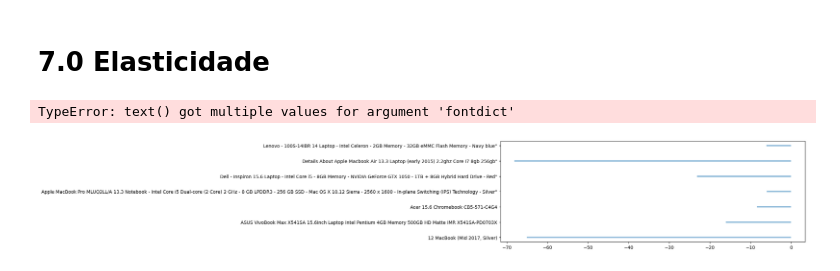
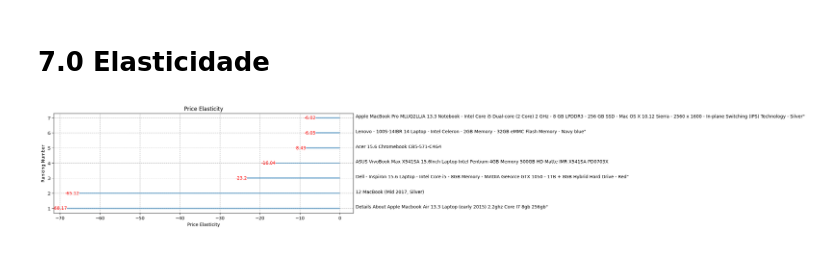
Before and after one commit to douglasaturnino/elasticidade-de-preco, a Jupyter notebook: notebook/elasticidade.ipynb, the cells around one changed output. Cells and saved outputs as stored; diff of their text form; code cells hidden in the pictures.

```diff
--- a/notebook/elasticidade.ipynb
+++ b/notebook/elasticidade.ipynb
@@ -947,35 +947,36 @@ df_elasticity
 # 7.0 Elasticidade
 # %%
 df_elasticity["ranking"] = (
-    df_elasticity.loc[:, "price_elasticty"].rank(ascending=False).astype(int)
+    df_elasticity.loc[:, "price_elasticty"].rank(ascending=True).astype(int)
 )
 df_elasticity = df_elasticity.reset_index(drop=True)
 
 plt.figure(figsize=(12, 4))
 plt.hlines(
-    y=df_elasticity["name"],
+    y=df_elasticity["ranking"],
     xmin=0,
     xmax=df_elasticity["price_elasticty"],
     alpha=0.5,
     linewidth=3,
 )
+for name, p in zip(df_elasticity["name"], df_elasticity["ranking"]):
+    plt.text(4, p, name)
 
 for x, y, s in zip(
     df_elasticity["price_elasticty"],
     df_elasticity["ranking"],
     df_elasticity["price_elasticty"],
 ):
     plt.text(
         x,
         y,
-        s,
         round(s, 2),
         horizontalalignment="right" if x < 0 else "left",
-        verticalalignment="center"
-        #fontdict={'color': 'red' if x < 0 else 'green', 'size': 10}
+        verticalalignment="center",
+        fontdict={"color": "red" if x < 0 else "green", "size": 10},
     )
-plt.gca().set(ylabel='Ranking Number', xlabel='Price Elasticity')
-plt.title('d')
+plt.gca().set(ylabel="Ranking Number", xlabel="Price Elasticity")
+plt.title("Price Elasticity")
+plt.grid(linestyle="--")
 # %% [output]
-TypeError: text() got multiple values for argument 'fontdict'
-[figure, old version]
+[figure, new version]
```
Also changed, not shown: parts of 4 cells of this notebook.
